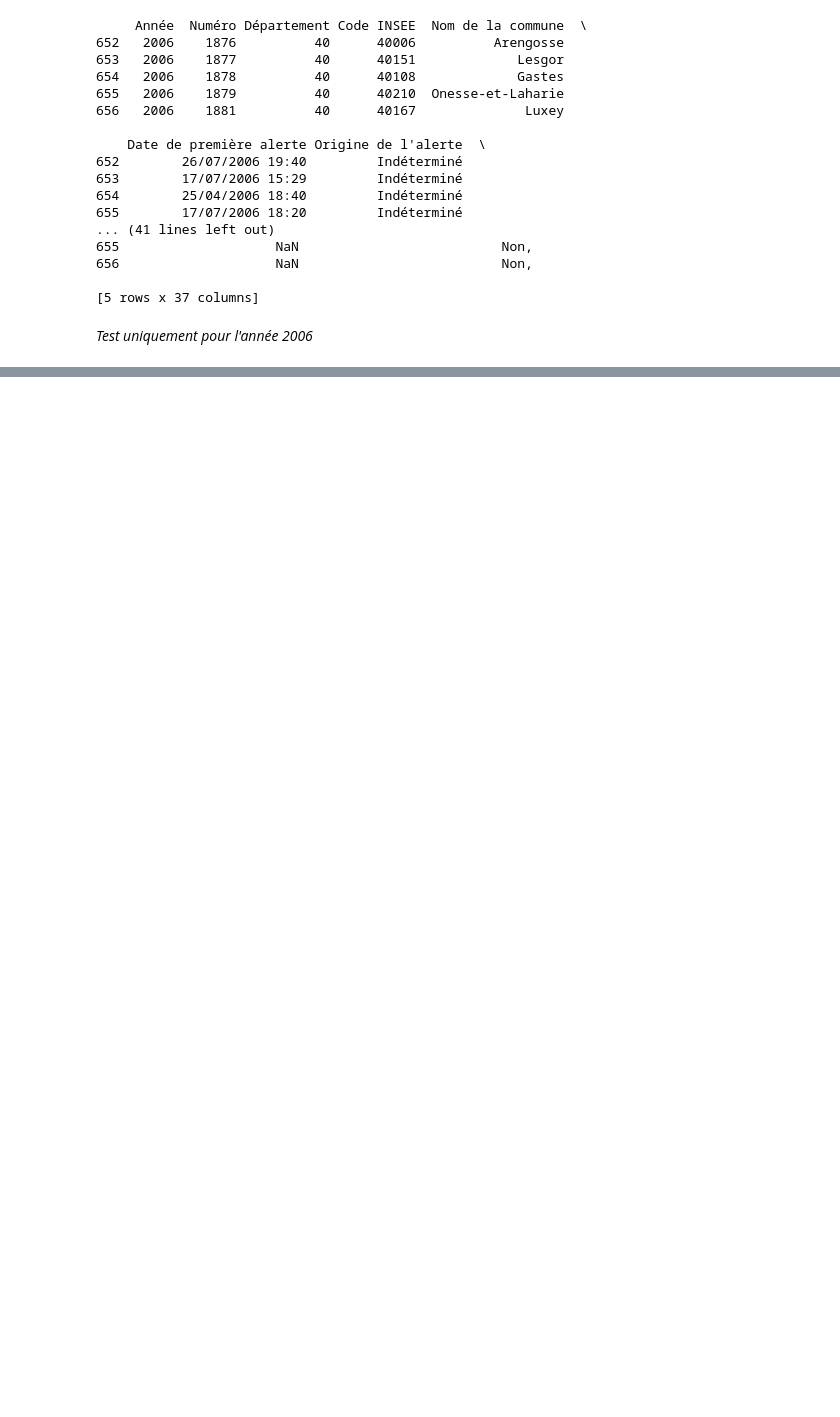
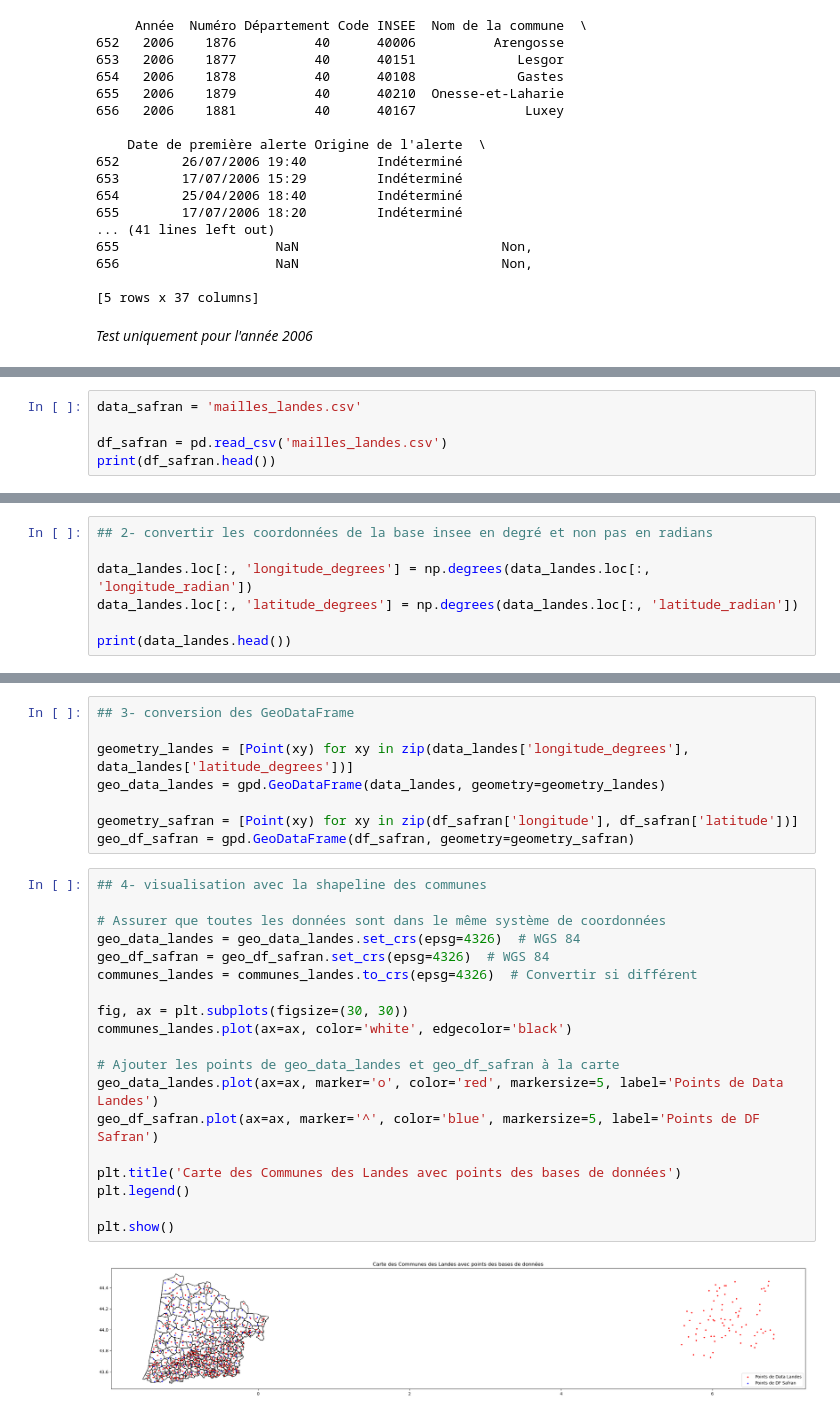
Before and after one commit to jjulietteschneider/Analyse-du-risque-des-feux-de-for-t, a Jupyter notebook: base ifm_communes.ipynb, the cells around one changed output, grey strips where cells are left out. Saved outputs shown, nothing was run; the diff lists cells and outputs as text; blank space fills up the shorter version.

Commit message:
comparaison coordonnes safran et insee

```diff
--- a/base ifm_communes.ipynb
+++ b/base ifm_communes.ipynb
@@ -103,0 +200,5 @@ print(resultat_final)
+# %%
+data_safran = 'mailles_landes.csv'
+
+df_safran = pd.read_csv('mailles_landes.csv')
+print(df_safran.head())
@@ -103,0 +243,7 @@ print(resultat_final)
+# %%
+## 2- convertir les coordonnées de la base insee en degré et non pas en radians
+
+data_landes.loc[:, 'longitude_degrees'] = np.degrees(data_landes.loc[:, 'longitude_radian'])
+data_landes.loc[:, 'latitude_degrees'] = np.degrees(data_landes.loc[:, 'latitude_radian'])
+
+print(data_landes.head())
@@ -103,0 +264,29 @@ print(resultat_final)
+# %%
+## 3- conversion des GeoDataFrame
+
+geometry_landes = [Point(xy) for xy in zip(data_landes['longitude_degrees'], data_landes['latitude_degrees'])]
+geo_data_landes = gpd.GeoDataFrame(data_landes, geometry=geometry_landes)
+
+geometry_safran = [Point(xy) for xy in zip(df_safran['longitude'], df_safran['latitude'])]
+geo_df_safran = gpd.GeoDataFrame(df_safran, geometry=geometry_safran)
+# %%
+## 4- visualisation avec la shapeline des communes
+
+# Assurer que toutes les données sont dans le même système de coordonnées
+geo_data_landes = geo_data_landes.set_crs(epsg=4326)  # WGS 84
+geo_df_safran = geo_df_safran.set_crs(epsg=4326)  # WGS 84
+communes_landes = communes_landes.to_crs(epsg=4326)  # Convertir si différent
+
+fig, ax = plt.subplots(figsize=(30, 30))
+communes_landes.plot(ax=ax, color='white', edgecolor='black')
+
+# Ajouter les points de geo_data_landes et geo_df_safran à la carte
+geo_data_landes.plot(ax=ax, marker='o', color='red', markersize=5, label='Points de Data Landes')
+geo_df_safran.plot(ax=ax, marker='^', color='blue', markersize=5, label='Points de DF Safran')
+
+plt.title('Carte des Communes des Landes avec points des bases de données')
+plt.legend()
+
+plt.show()
+# %% [output]
+[figure, added]
```
Also changed, not shown: parts of 20 cells of this notebook, 1 other file.
